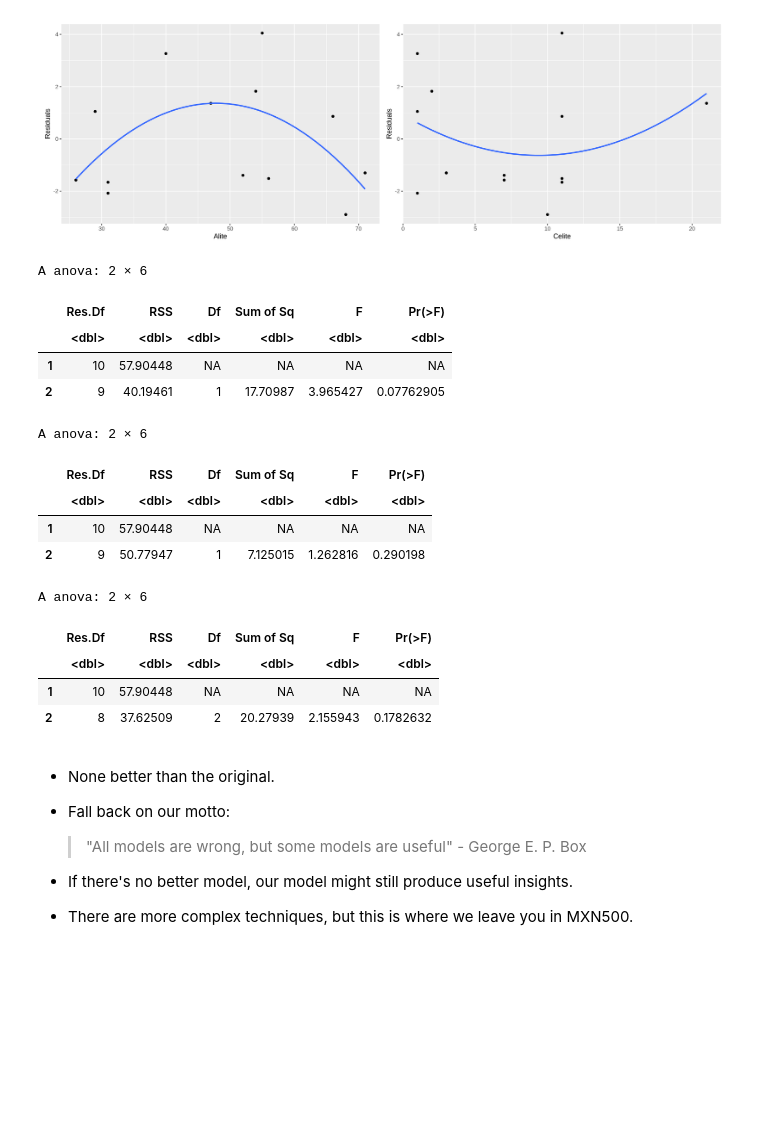
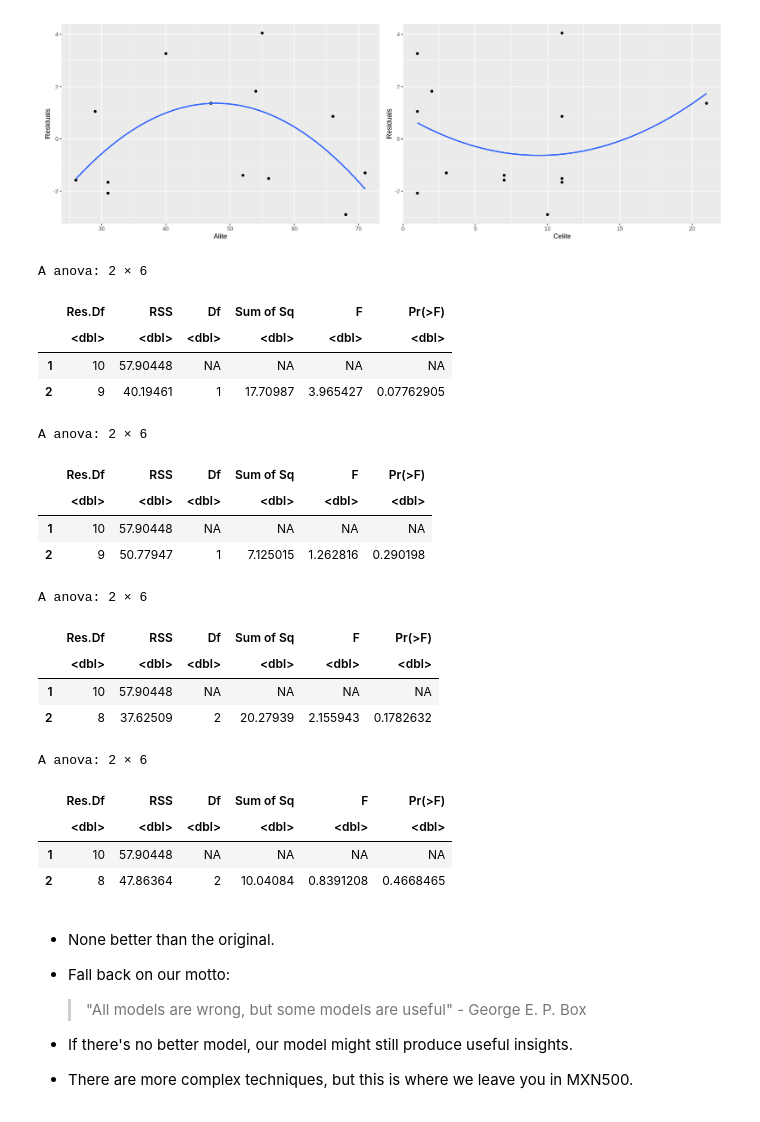
Before and after one commit to matthewbegun/MXN500, a Jupyter notebook: MXN500_2024_LEC_12_R.ipynb, the cells around one changed output. Cells and saved outputs as stored; diff of their text form; code cells hidden in the pictures; blank space fills up the shorter version.

```diff
--- a/MXN500_2024_LEC_12_R.ipynb
+++ b/MXN500_2024_LEC_12_R.ipynb
@@ -907,29 +922,36 @@ ac3 + ac4 # patchwork
 # %%
 # Compare quadratic models:
 model1 <- lm(Heat ~ Alite + Celite, cement)
 model2 <- lm(Heat ~ poly(Alite, 2) + Celite, cement)
 model3 <- lm(Heat ~ Alite + poly(Celite, 2), cement)
 model4 <- lm(Heat ~ poly(Alite, 2) + poly(Celite, 2), cement)
 
 anova(model1, model2)
 anova(model1, model3)
 anova(model1, model4)
+
+anova(model1, lm.portland)
 # %% [output]
 A anova: 2 × 6
 |  | Res.Df | RSS | Df | Sum of Sq | F | Pr(>F) |
 |  | <dbl> | <dbl> | <dbl> | <dbl> | <dbl> | <dbl> |
 | 1 | 10 | 57.90448 | NA | NA | NA | NA |
 | 2 | 9 | 40.19461 | 1 | 17.70987 | 3.965427 | 0.07762905 |
 A anova: 2 × 6
 |  | Res.Df | RSS | Df | Sum of Sq | F | Pr(>F) |
 |  | <dbl> | <dbl> | <dbl> | <dbl> | <dbl> | <dbl> |
 | 1 | 10 | 57.90448 | NA | NA | NA | NA |
 | 2 | 9 | 50.77947 | 1 | 7.125015 | 1.262816 | 0.290198 |
 A anova: 2 × 6
 |  | Res.Df | RSS | Df | Sum of Sq | F | Pr(>F) |
 |  | <dbl> | <dbl> | <dbl> | <dbl> | <dbl> | <dbl> |
 | 1 | 10 | 57.90448 | NA | NA | NA | NA |
 | 2 | 8 | 37.62509 | 2 | 20.27939 | 2.155943 | 0.1782632 |
+A anova: 2 × 6
+|  | Res.Df | RSS | Df | Sum of Sq | F | Pr(>F) |
+|  | <dbl> | <dbl> | <dbl> | <dbl> | <dbl> | <dbl> |
+| 1 | 10 | 57.90448 | NA | NA | NA | NA |
+| 2 | 8 | 47.86364 | 2 | 10.04084 | 0.8391208 | 0.4668465 |
 # %% [markdown]
 - None better than the original.
 - Fall back on our motto:
```
Also changed, not shown: parts of 2 cells of this notebook.
